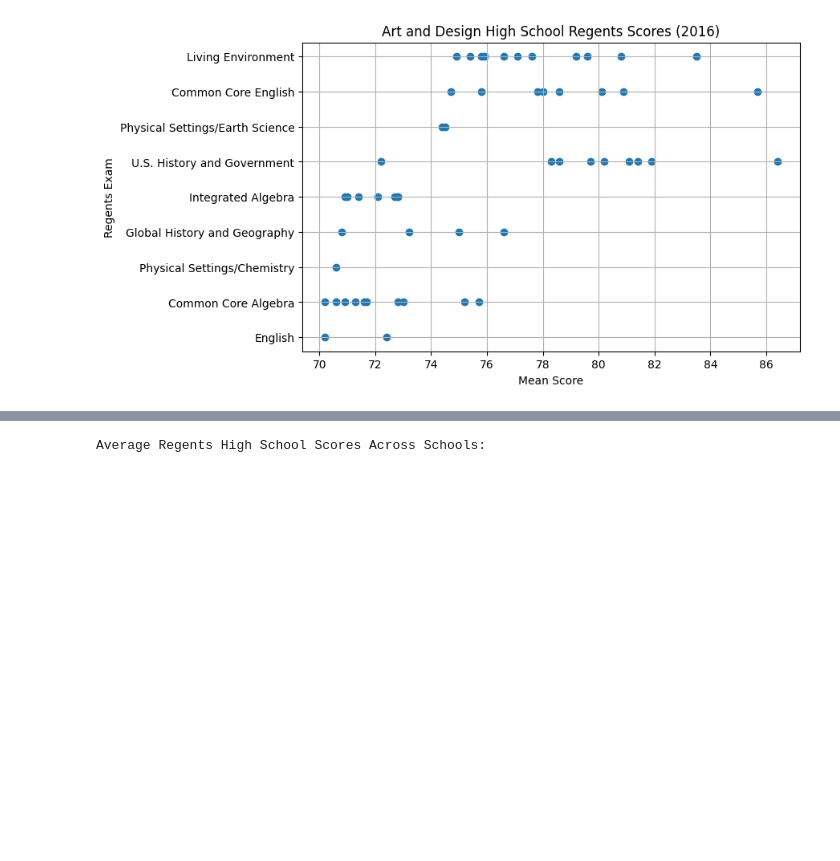
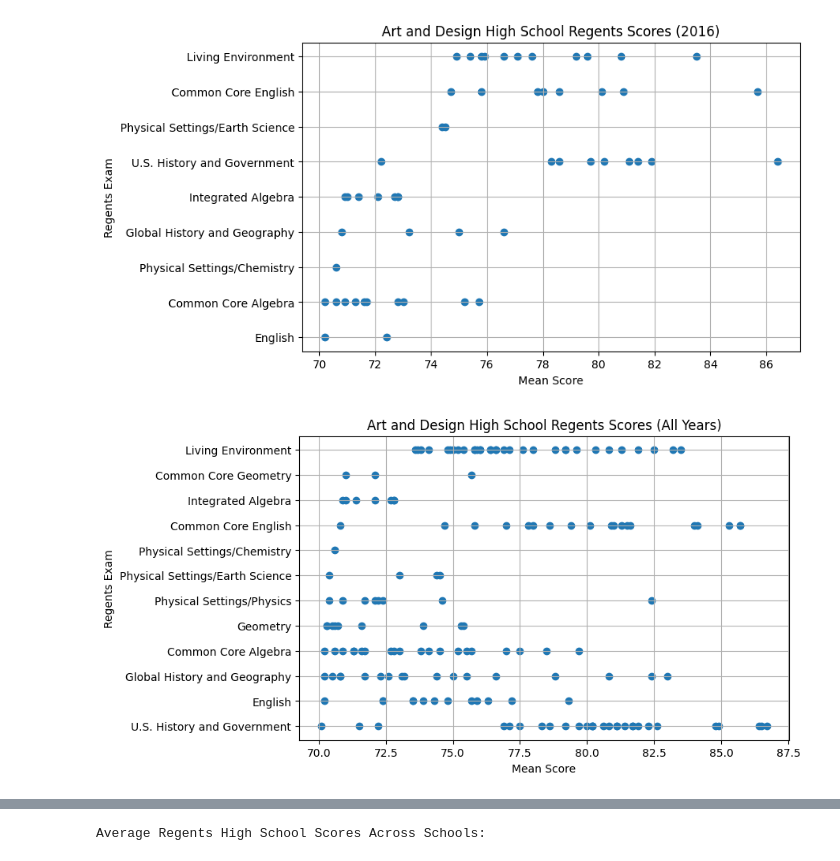
Before and after one commit to madfrantic/helloworld, a Jupyter notebook: project01b.ipynb, the cells around one changed output, grey strips where cells are left out. Saved outputs shown, nothing was run; the diff lists cells and outputs as text; code cells hidden in the pictures; blank space fills up the shorter version.

```diff
--- a/project01b.ipynb
+++ b/project01b.ipynb
@@ -163,3 +169,13 @@ plt.grid(True)
 plt.show()
 # %% [output]
 [figure]
+# %%
+plt.figure(figsize=(8,5))
+plt.scatter(schools_qc_all["Mean Score"], schools_qc_all["Regents Exam"])
+plt.title("Art and Design High School Regents Scores (All Years)")
+plt.xlabel("Mean Score")
+plt.ylabel("Regents Exam")
+plt.grid(True)
+plt.show()
+# %% [output]
+[figure, added]
```
Also changed, not shown: parts of 4 cells of this notebook.
